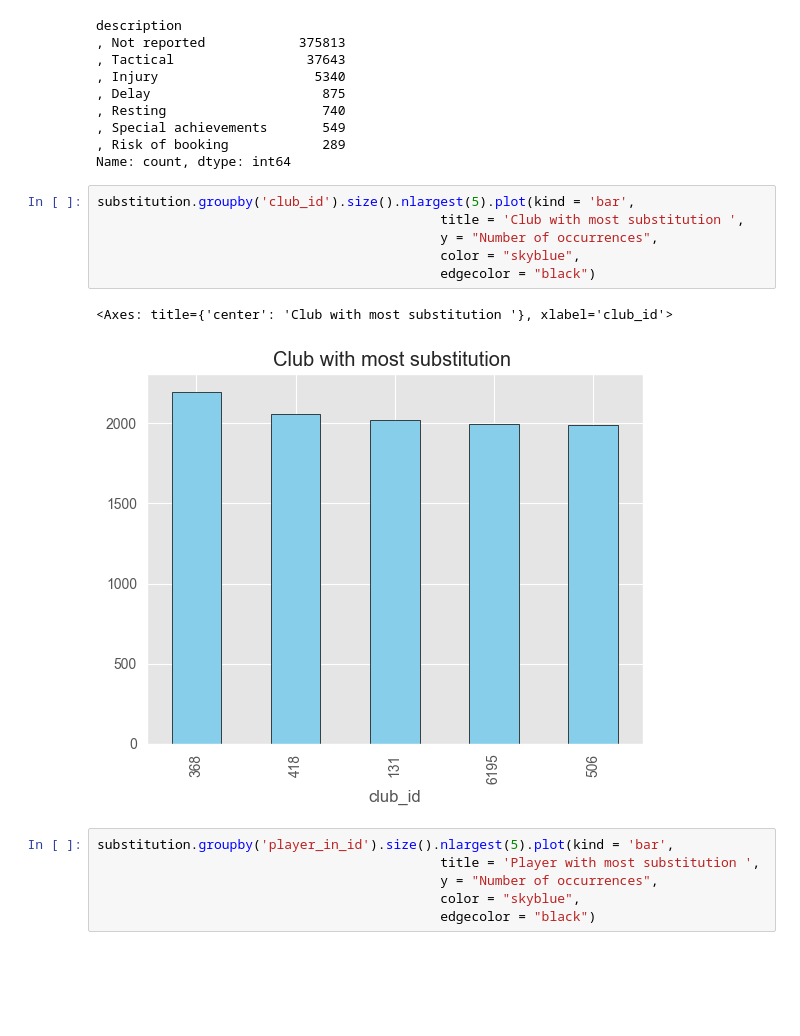
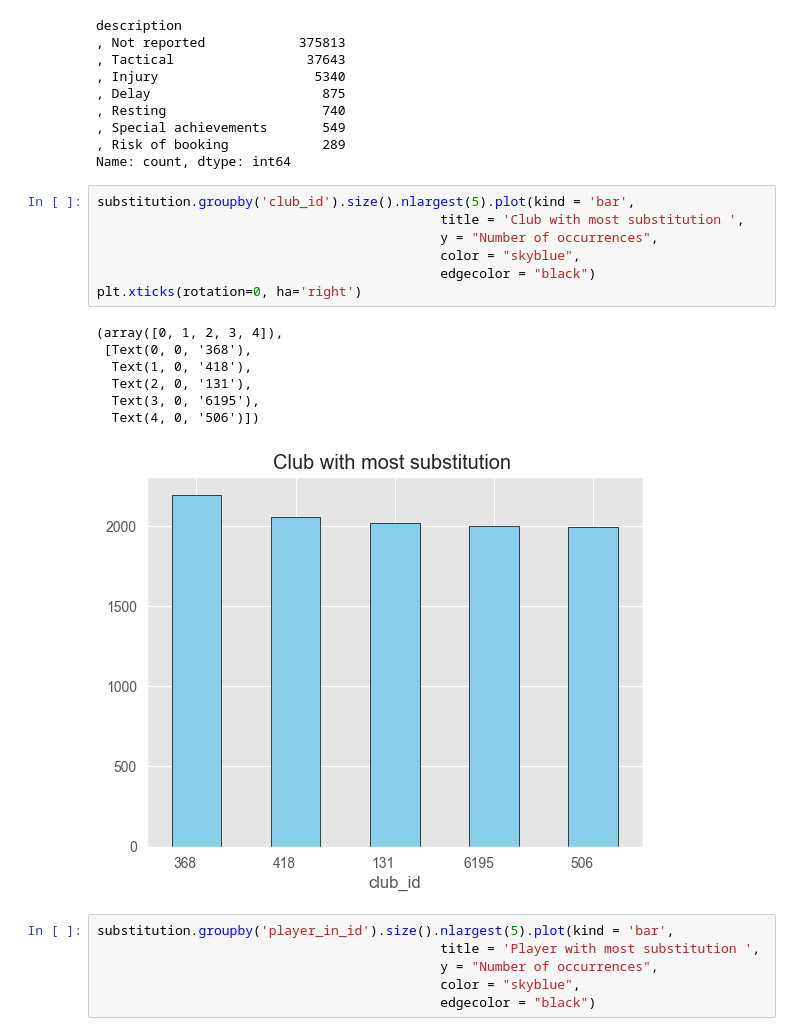
Before and after one commit to Bilguun-Batsaikhan/IUM-TWEB, a Jupyter notebook: Solution/jupyter_notebook/game_events.ipynb, the cells around one changed output. Cells and saved outputs as stored; diff of their text form; blank space fills up the shorter version.

```diff
--- a/Solution/jupyter_notebook/game_events.ipynb
+++ b/Solution/jupyter_notebook/game_events.ipynb
@@ -700,12 +700,18 @@ Name: count, dtype: int64
 # %%
 substitution.groupby('club_id').size().nlargest(5).plot(kind = 'bar',
                                             title = 'Club with most substitution ',
                                             y = "Number of occurrences",
                                             color = "skyblue",
                                             edgecolor = "black")
+plt.xticks(rotation=0, ha='right')
 # %% [output]
-<Axes: title={'center': 'Club with most substitution '}, xlabel='club_id'>
+(array([0, 1, 2, 3, 4]),
+ [Text(0, 0, '368'),
+  Text(1, 0, '418'),
+  Text(2, 0, '131'),
+  Text(3, 0, '6195'),
+  Text(4, 0, '506')])
-[figure, old version]
+[figure, new version]
 # %%
 substitution.groupby('player_in_id').size().nlargest(5).plot(kind = 'bar',
                                             title = 'Player with most substitution ',
```
Also changed, not shown: parts of 10 cells of this notebook.
